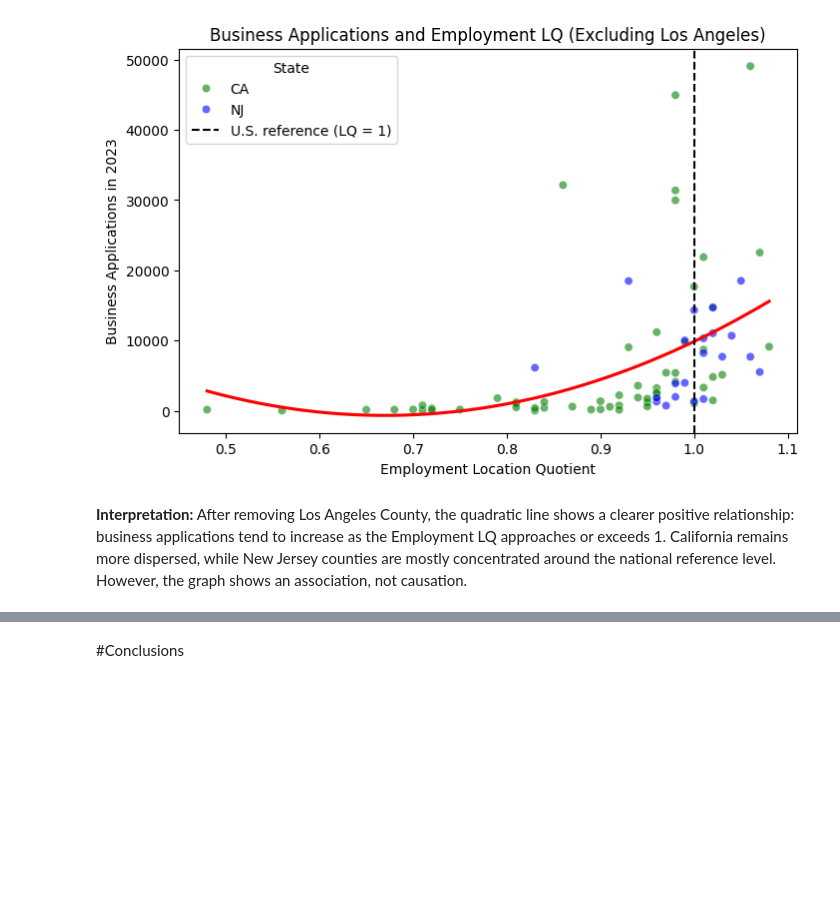
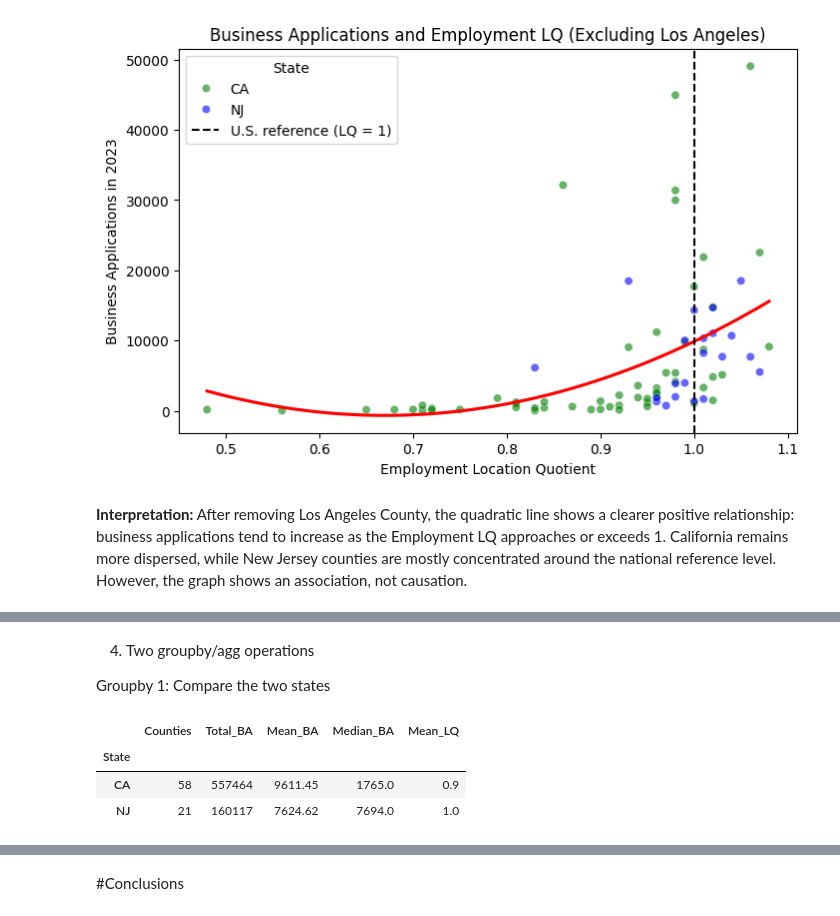
Before and after one commit to shirleyrutgers/DataManPy, a Jupyter notebook: ps2dataman.ipynb, the cells around one changed output, grey strips where cells are left out. Saved outputs shown, nothing was run; the diff lists cells and outputs as text; code cells hidden in the pictures; blank space fills up the shorter version.

```diff
--- a/ps2dataman.ipynb
+++ b/ps2dataman.ipynb
@@ -1577,0 +1680,20 @@ Text(0, 0.5, 'Business Applications in 2023')
+# %% [markdown]
+4. Two groupby/agg operations
+
+Groupby 1: Compare the two states
+# %%
+# Summary by state
+state_summary = business_priv_clean.groupby('State').agg(
+    Counties=('County', 'count'),
+    Total_BA=('BA2023', 'sum'),
+    Mean_BA=('BA2023', 'mean'),
+    Median_BA=('BA2023', 'median'),
+    Mean_LQ=('Employment_LQ', 'mean')
+).round(2)
+
+state_summary
+# %% [output]
+|  | Counties | Total_BA | Mean_BA | Median_BA | Mean_LQ |
+| State |  |  |  |  |  |
+| CA | 58 | 557464 | 9611.45 | 1765.0 | 0.9 |
+| NJ | 21 | 160117 | 7624.62 | 7694.0 | 1.0 |
```
Also changed, not shown: parts of 17 cells of this notebook.
